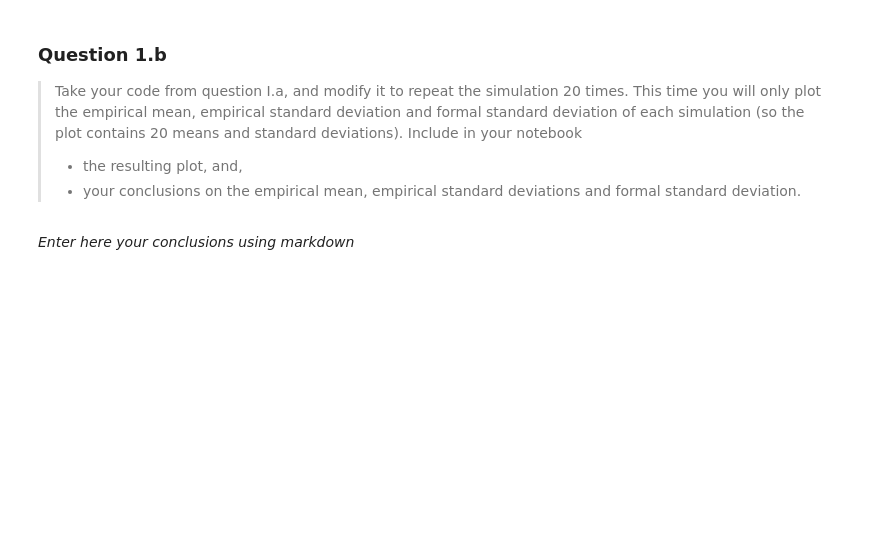
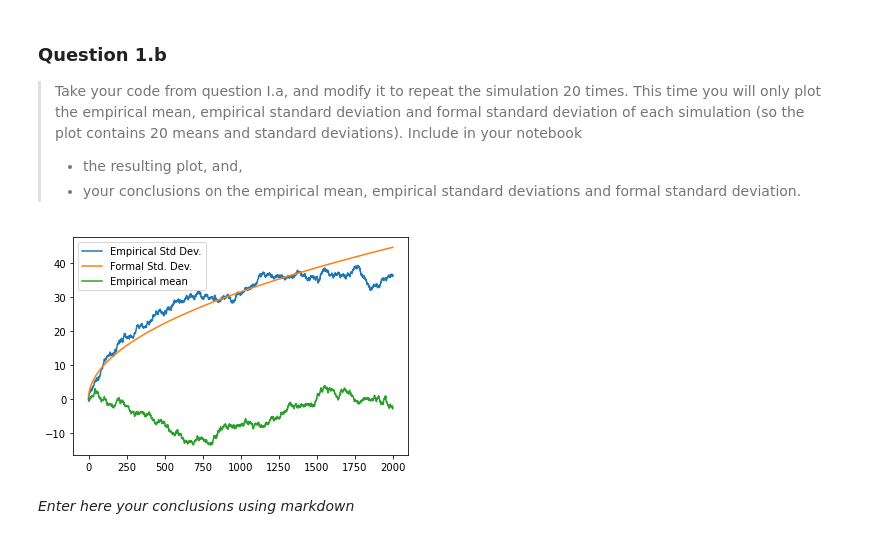
Before and after one commit to mlinds/sim_vis, a Jupyter notebook: assignment1/A1.ipynb, the cells around one changed output. Saved outputs shown, nothing was run; the diff lists cells and outputs as text; code cells hidden in the pictures; blank space fills up the shorter version.

```diff
--- a/assignment1/A1.ipynb
+++ b/assignment1/A1.ipynb
@@ -102,31 +126,33 @@ realize_multiple_walks(n_walks=100,power_spec_density=1,delta_t=1,nsamples=2000)
 # %%
 def one_b_multiple_walks(n_walks,power_spec_density,delta_t,nsamples,rand_intial=False):
     """ runs a random walk simulation, with a number of samples nsamples, n_walks times, and plots the result and the"""
     qk = power_spec_density*delta_t
     theoretical_sd = np.zeros(nsamples)
     theoretical_sd[0] = qk
 
 
     for i in range(1,nsamples):
         sd = np.sqrt((theoretical_sd[i-1]**2)+qk)
         theoretical_sd[i] = sd
 
     all_walk_results = np.zeros((n_walks,nsamples))
 
     for walk in range(n_walks):
         walkresults = random_walk_basic(power_spec_density,delta_t,nsamples)
         all_walk_results[walk,:] = walkresults
 
 
     emp_sd = all_walk_results.std(axis=0)
     emp_mean = all_walk_results.mean(axis=0)
     plt.clf()
-    plt.plot(emp_sd,label='Emperical Std Dev.')
+    plt.plot(emp_sd,label='Empirical Std Dev.')
     plt.plot(theoretical_sd,label = 'Formal Std. Dev.')
-    plt.plot(emp_mean, label = 'Emperical mean')
+    plt.plot(emp_mean, label = 'Empirical mean')
     plt.legend()
 
 one_b_multiple_walks(n_walks=20,power_spec_density=1,delta_t=1,nsamples=2000)
+# %% [output]
+[figure, added]
 # %% [markdown]
 *Enter here your conclusions using markdown*
 # %% [markdown]
```
Also changed, not shown: parts of 4 cells of this notebook.
